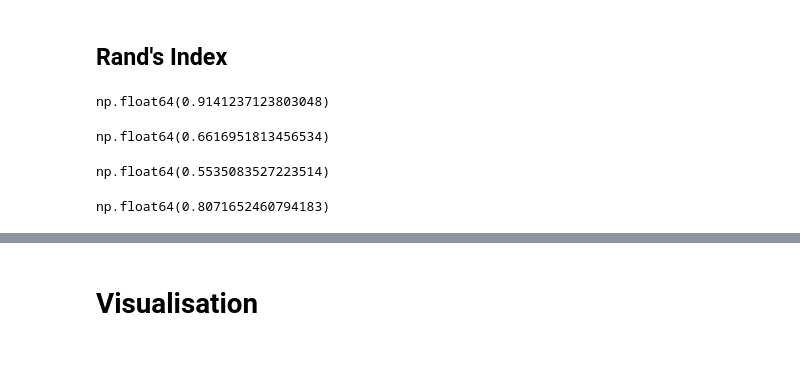
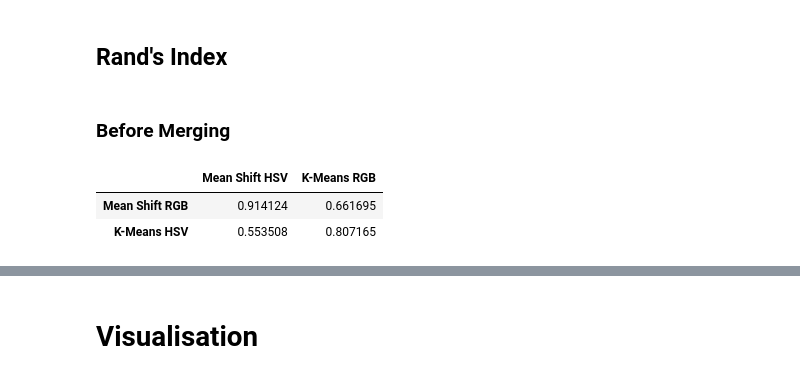
Before and after one commit to Ngoc-Cac/ML-Group2, a Jupyter notebook: main.ipynb, the cells around one changed output, grey strips where cells are left out. Drawn from its saved outputs; the diff is of its cells as text; code cells hidden in the pictures.

Commit message:
Update main.ipynb
updated rand's index

```diff
--- a/main.ipynb
+++ b/main.ipynb
@@ -267,19 +272,18 @@ for model, result in [('mean_shift', mean_shift_result), ('kmean', kmean_result)
 np.float64(0.0)
 # %% [markdown]
 ## Rand's Index
-# %%
-rand_score(mean_shift_result['rgb']['labeled_image'].flatten(), mean_shift_result['hsv']['labeled_image'].flatten())
-# %% [output]
-np.float64(0.9141237123803048)
-# %%
-rand_score(mean_shift_result['rgb']['labeled_image'].flatten(), kmean_result['rgb']['labeled_image'].flatten())
-# %% [output]
-np.float64(0.6616951813456534)
-# %%
-rand_score(mean_shift_result['hsv']['labeled_image'].flatten(), kmean_result['hsv']['labeled_image'].flatten())
-# %% [output]
-np.float64(0.5535083527223514)
-# %%
-rand_score(kmean_result['rgb']['labeled_image'].flatten(), kmean_result['hsv']['labeled_image'].flatten())
-# %% [output]
-np.float64(0.8071652460794183)
+# %% [markdown]
+### Before Merging
+# %%
+array = np.ndarray((2, 2))
+array[0, 0] = rand_score(mean_shift_result['rgb']['labeled_image'].flatten(), mean_shift_result['hsv']['labeled_image'].flatten())
+array[0, 1] = rand_score(mean_shift_result['rgb']['labeled_image'].flatten(), kmean_result['rgb']['labeled_image'].flatten())
+array[1, 0] = rand_score(mean_shift_result['hsv']['labeled_image'].flatten(), kmean_result['hsv']['labeled_image'].flatten())
+array[1, 1] = rand_score(kmean_result['rgb']['labeled_image'].flatten(), kmean_result['hsv']['labeled_image'].flatten())
+
+rand_tab = pd.DataFrame(array, index=['Mean Shift RGB', 'K-Means HSV'], columns=['Mean Shift HSV', 'K-Means RGB'])
+rand_tab
+# %% [output]
+|  | Mean Shift HSV | K-Means RGB |
+| Mean Shift RGB | 0.914124 | 0.661695 |
+| K-Means HSV | 0.553508 | 0.807165 |
```
Also changed, not shown: parts of 17 cells of this notebook.
